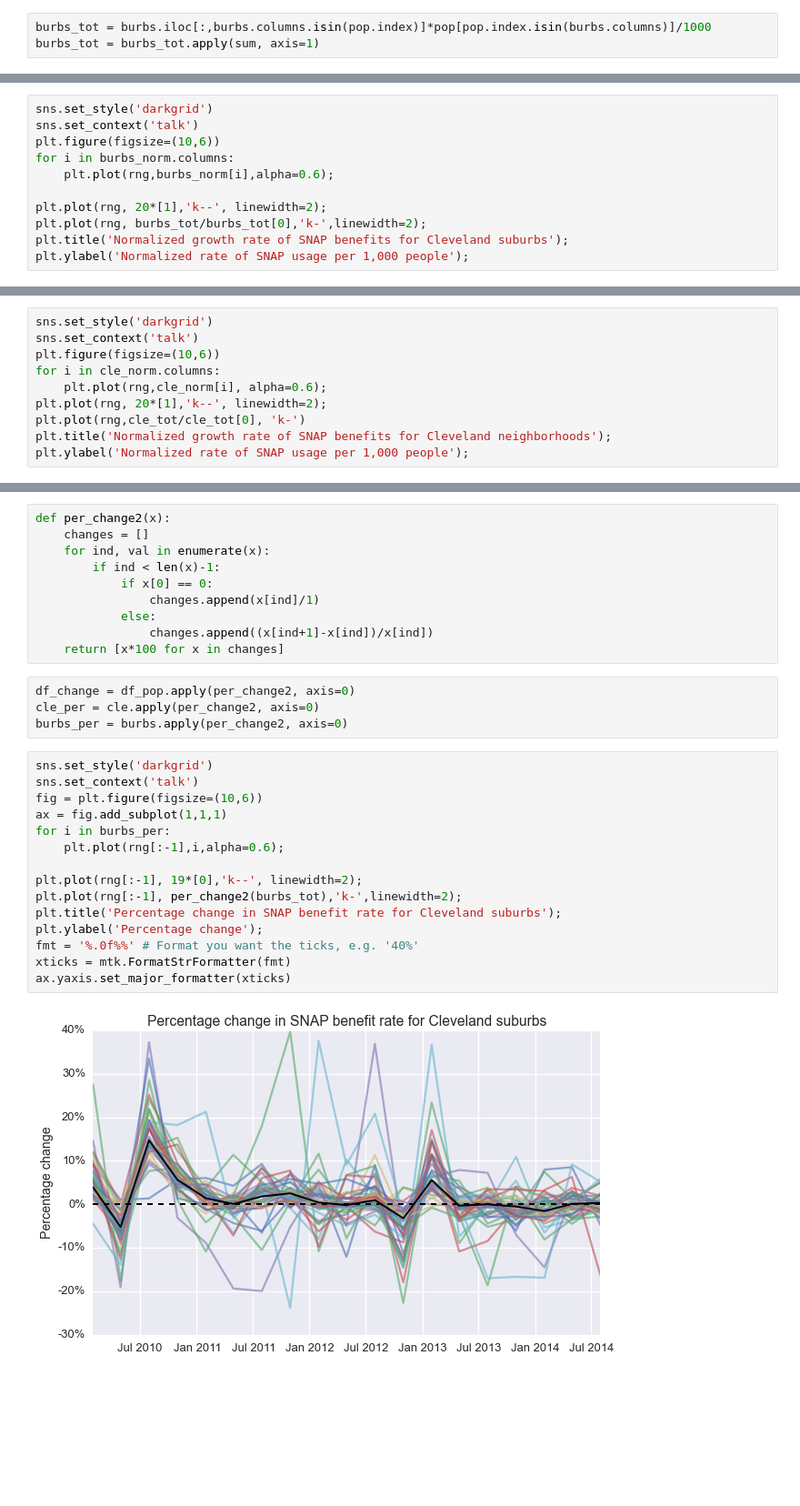
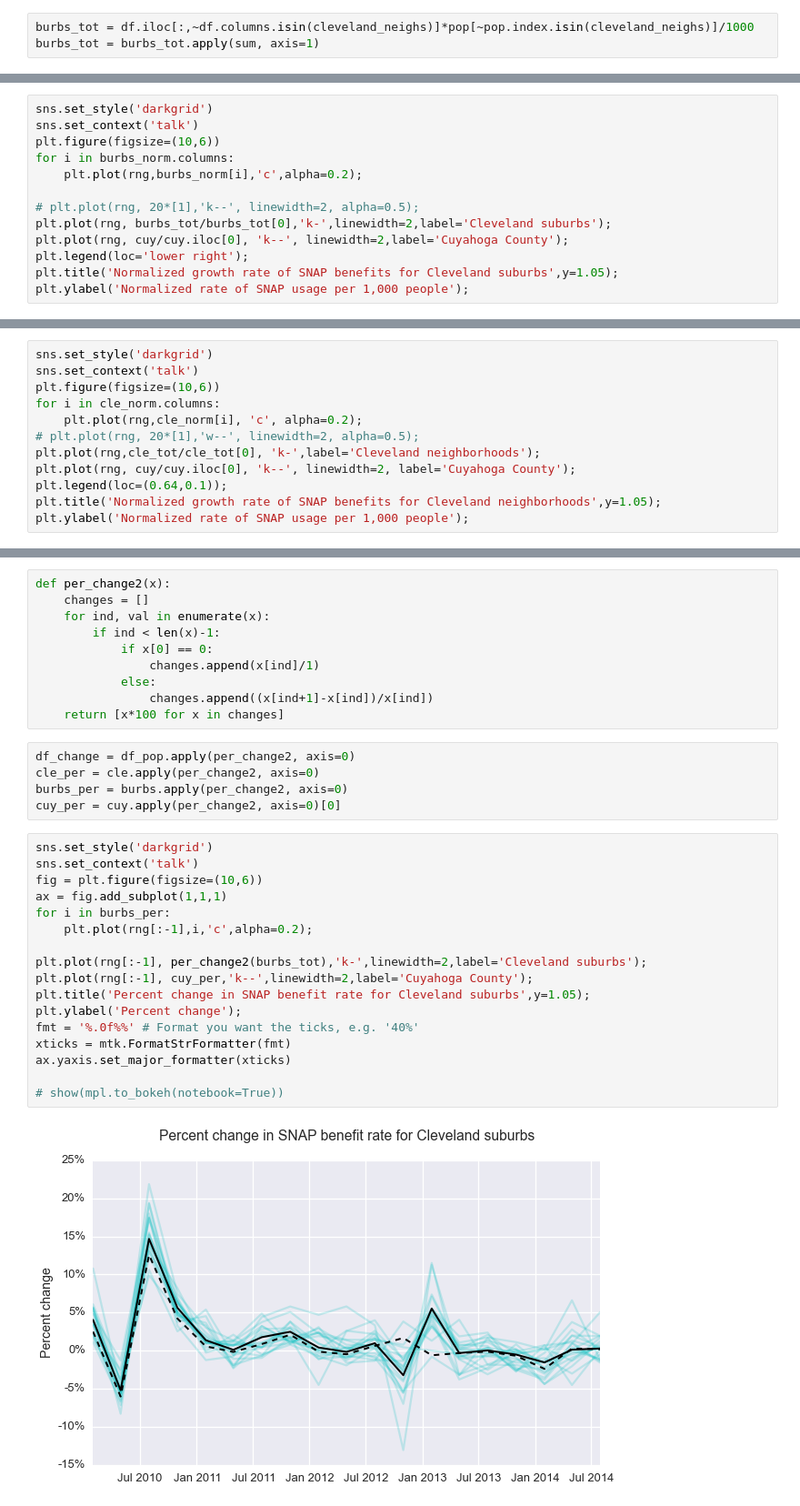
Before and after one commit to PovertyCenterCLE/Quarterly_SNAP, a Jupyter notebook: Quarterly SNAP recipients.ipynb, the cells around one changed output, grey strips where cells are left out. Shown: that part at 91% size. Saved outputs shown, nothing was run; the diff lists cells and outputs as text; blank space fills up the shorter version.

```diff
--- a/Quarterly SNAP recipients.ipynb
+++ b/Quarterly SNAP recipients.ipynb
@@ -102,3 +84,3 @@ round(sum(cle_pop))
 # %%
-burbs_tot = burbs.iloc[:,burbs.columns.isin(pop.index)]*pop[pop.index.isin(burbs.columns)]/1000
+burbs_tot = df.iloc[:,~df.columns.isin(cleveland_neighs)]*pop[~pop.index.isin(cleveland_neighs)]/1000
 burbs_tot = burbs_tot.apply(sum, axis=1)
@@ -150,10 +174,12 @@ sns.set_style('darkgrid')
 sns.set_context('talk')
 plt.figure(figsize=(10,6))
 for i in burbs_norm.columns:
-    plt.plot(rng,burbs_norm[i],alpha=0.6);
+    plt.plot(rng,burbs_norm[i],'c',alpha=0.2);
 
-plt.plot(rng, 20*[1],'k--', linewidth=2);
-plt.plot(rng, burbs_tot/burbs_tot[0],'k-',linewidth=2);
-plt.title('Normalized growth rate of SNAP benefits for Cleveland suburbs');
+# plt.plot(rng, 20*[1],'k--', linewidth=2, alpha=0.5);
+plt.plot(rng, burbs_tot/burbs_tot[0],'k-',linewidth=2,label='Cleveland suburbs');
+plt.plot(rng, cuy/cuy.iloc[0], 'k--', linewidth=2,label='Cuyahoga County');
+plt.legend(loc='lower right');
+plt.title('Normalized growth rate of SNAP benefits for Cleveland suburbs',y=1.05);
 plt.ylabel('Normalized rate of SNAP usage per 1,000 people');
 # %% [output]
@@ -163,9 +209,11 @@ sns.set_style('darkgrid')
 sns.set_context('talk')
 plt.figure(figsize=(10,6))
 for i in cle_norm.columns:
-    plt.plot(rng,cle_norm[i], alpha=0.6);
-plt.plot(rng, 20*[1],'k--', linewidth=2);
-plt.plot(rng,cle_tot/cle_tot[0], 'k-')
-plt.title('Normalized growth rate of SNAP benefits for Cleveland neighborhoods');
+    plt.plot(rng,cle_norm[i], 'c', alpha=0.2);
+# plt.plot(rng, 20*[1],'w--', linewidth=2, alpha=0.5);
+plt.plot(rng,cle_tot/cle_tot[0], 'k-',label='Cleveland neighborhoods');
+plt.plot(rng, cuy/cuy.iloc[0], 'k--', linewidth=2, label='Cuyahoga County');
+plt.legend(loc=(0.64,0.1));
+plt.title('Normalized growth rate of SNAP benefits for Cleveland neighborhoods',y=1.05);
 plt.ylabel('Normalized rate of SNAP usage per 1,000 people');
 # %% [output]
@@ -184,23 +271,26 @@ def per_change2(x):
 df_change = df_pop.apply(per_change2, axis=0)
 cle_per = cle.apply(per_change2, axis=0)
 burbs_per = burbs.apply(per_change2, axis=0)
+cuy_per = cuy.apply(per_change2, axis=0)[0]
 # %%
 sns.set_style('darkgrid')
 sns.set_context('talk')
 fig = plt.figure(figsize=(10,6))
 ax = fig.add_subplot(1,1,1)
 for i in burbs_per:
-    plt.plot(rng[:-1],i,alpha=0.6);
+    plt.plot(rng[:-1],i,'c',alpha=0.2);
 
-plt.plot(rng[:-1], 19*[0],'k--', linewidth=2);
-plt.plot(rng[:-1], per_change2(burbs_tot),'k-',linewidth=2);
-plt.title('Percentage change in SNAP benefit rate for Cleveland suburbs');
-plt.ylabel('Percentage change');
+plt.plot(rng[:-1], per_change2(burbs_tot),'k-',linewidth=2,label='Cleveland suburbs');
+plt.plot(rng[:-1], cuy_per,'k--',linewidth=2,label='Cuyahoga County');
+plt.title('Percent change in SNAP benefit rate for Cleveland suburbs',y=1.05);
+plt.ylabel('Percent change');
 fmt = '%.0f%%' # Format you want the ticks, e.g. '40%'
 xticks = mtk.FormatStrFormatter(fmt)
 ax.yaxis.set_major_formatter(xticks)
+
+# show(mpl.to_bokeh(notebook=True))
 # %% [output]
-[figure, old version]
+[figure, new version]
 # %%
 sns.set_style('darkgrid')
 sns.set_context('talk')
```
Also changed, not shown: parts of 33 cells of this notebook, 3 other files.
